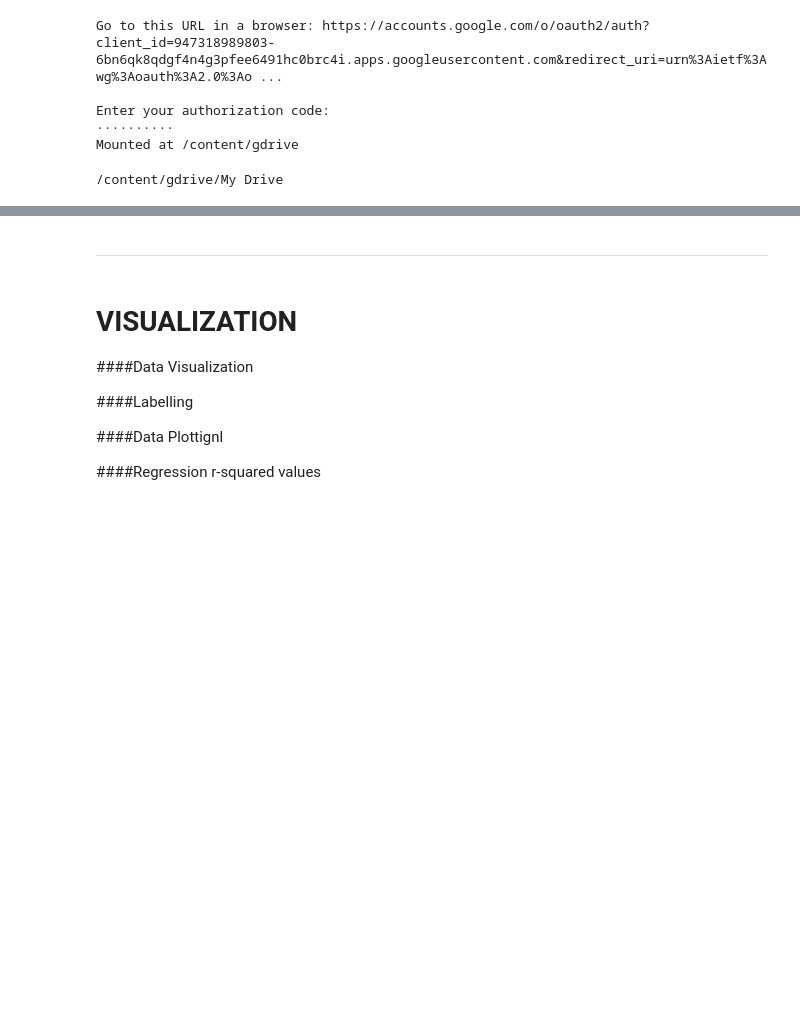
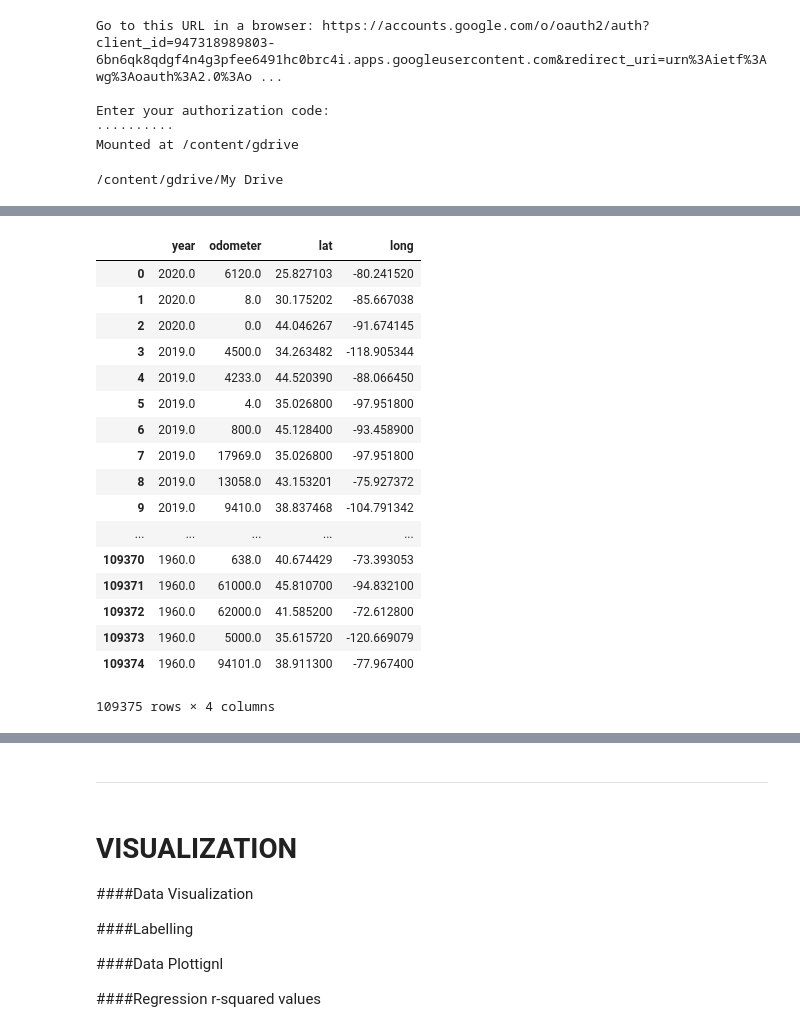
Before and after one commit to jashanmalhi/Data-Analysis, a Jupyter notebook: Used_Cars_Data_Modelling.ipynb, the cells around one changed output, grey strips where cells are left out. Saved outputs shown, nothing was run; the diff lists cells and outputs as text; code cells hidden in the pictures; blank space fills up the shorter version.

```diff
--- a/Used_Cars_Data_Modelling.ipynb
+++ b/Used_Cars_Data_Modelling.ipynb
@@ -92,0 +121,24 @@ plt.title("Car price vs count of listings for that price");
+# %%
+X = data.drop(['price'], axis=1)
+y = data['price'].values.reshape(-1,1)
+# %%
+X
+# %% [output]
+|  | year | odometer | lat | long |
+| 0 | 2020.0 | 6120.0 | 25.827103 | -80.241520 |
+| 1 | 2020.0 | 8.0 | 30.175202 | -85.667038 |
+| 2 | 2020.0 | 0.0 | 44.046267 | -91.674145 |
+| 3 | 2019.0 | 4500.0 | 34.263482 | -118.905344 |
+| 4 | 2019.0 | 4233.0 | 44.520390 | -88.066450 |
+| 5 | 2019.0 | 4.0 | 35.026800 | -97.951800 |
+| 6 | 2019.0 | 800.0 | 45.128400 | -93.458900 |
+| 7 | 2019.0 | 17969.0 | 35.026800 | -97.951800 |
+| 8 | 2019.0 | 13058.0 | 43.153201 | -75.927372 |
+| 9 | 2019.0 | 9410.0 | 38.837468 | -104.791342 |
+| ... | ... | ... | ... | ... |
+| 109370 | 1960.0 | 638.0 | 40.674429 | -73.393053 |
+| 109371 | 1960.0 | 61000.0 | 45.810700 | -94.832100 |
+| 109372 | 1960.0 | 62000.0 | 41.585200 | -72.612800 |
+| 109373 | 1960.0 | 5000.0 | 35.615720 | -120.669079 |
+| 109374 | 1960.0 | 94101.0 | 38.911300 | -77.967400 |
+109375 rows × 4 columns
```
Also changed, not shown: parts of 14 cells of this notebook.
